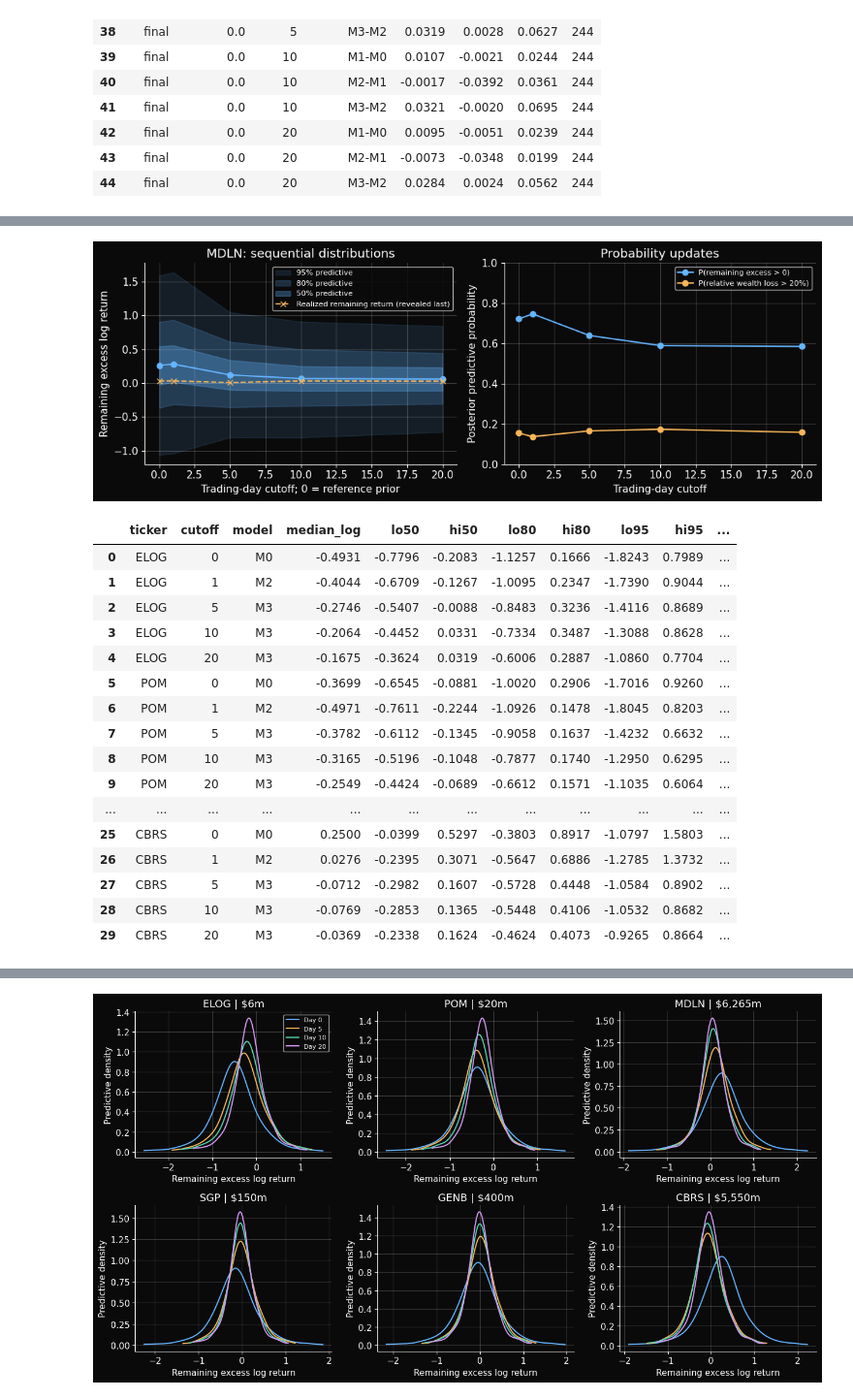
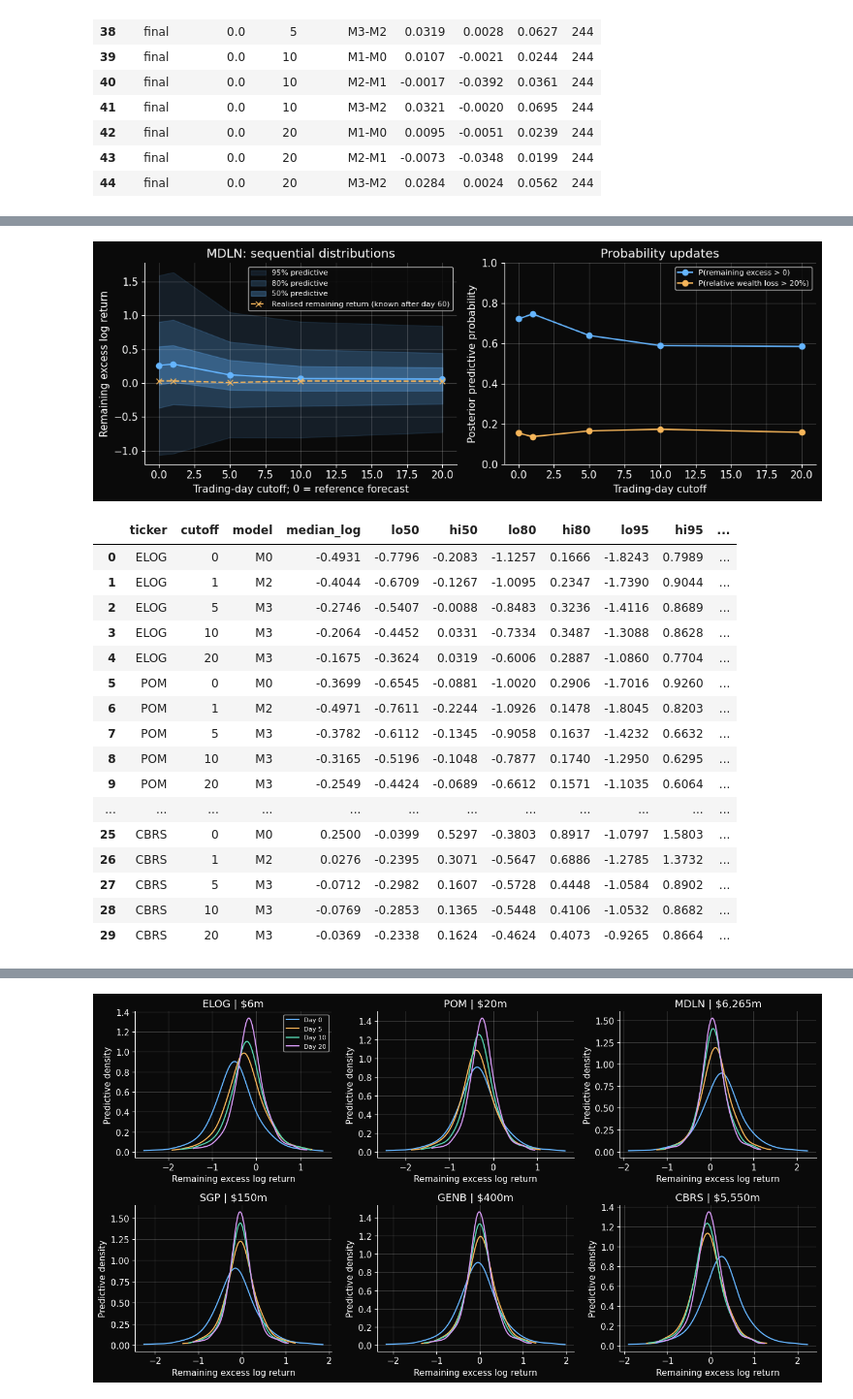
Before and after one commit to andreadevico1-oss/Bayesian-Ipo-Prediction-Model, a Jupyter notebook: final_output.ipynb, the cells around one changed output, grey strips where cells are left out. Shown at 97% size. Saved outputs shown, nothing was run; the diff lists cells and outputs as text; code cells hidden in the pictures.

```diff
--- a/final_output.ipynb
+++ b/final_output.ipynb
@@ -857,31 +745,31 @@ the probability of a benchmark-relative wealth loss greater than 20%. The thresh
 # %%
 pseudo = pd.read_csv(RESULTS / 'historical_forecasts.csv')
 issuer_id = pseudo.loc[pseudo.ipo_proceeds >= 1e9, 'ipo_id'].iloc[0]
 example = pseudo[pseudo.ipo_id == issuer_id].sort_values('cutoff')
 fig, axes = plt.subplots(1, 2, figsize=(11, 4))
 for level, opacity in [(95, 0.12), (80, 0.2), (50, 0.3)]:
     axes[0].fill_between(example.cutoff, example[f'lo{level}'], example[f'hi{level}'],
                          color=COLORS[0], alpha=opacity, label=f'{level}% predictive')
 axes[0].plot(example.cutoff, example.median_log, 'o-', color=COLORS[0])
 axes[0].plot(example.cutoff, example.realized, 'x--', color=COLORS[1],
-             label='Realized remaining return (revealed last)')
-axes[0].set(xlabel='Trading-day cutoff; 0 = reference prior',
+             label='Realised remaining return (known after day 60)')
+axes[0].set(xlabel='Trading-day cutoff; 0 = reference forecast',
             ylabel='Remaining excess log return',
             title=f'{example.ticker.iloc[0]}: sequential distributions')
 axes[0].legend(fontsize=8)
 axes[1].plot(example.cutoff, example.p_positive, 'o-', color=COLORS[0],
              label='P(remaining excess > 0)')
 axes[1].plot(example.cutoff, example.p_loss20, 'o-', color=COLORS[1],
              label='P(relative wealth loss > 20%)')
 axes[1].set(xlabel='Trading-day cutoff', ylabel='Posterior predictive probability',
             ylim=(0, 1), title='Probability updates')
 axes[1].legend(fontsize=8)
 fig.tight_layout()
 plt.show()
 display(pseudo[['ticker', 'cutoff', 'model', 'median_log', 'lo50', 'hi50',
                 'lo80', 'hi80', 'lo95', 'hi95', 'p_positive', 'p_loss20']])
 # %% [output]
-[figure, old version]
+[figure, new version]
 |  | ticker | cutoff | model | median_log | lo50 | hi50 | lo80 | hi80 | lo95 | hi95 | ... |
 | 0 | ELOG | 0 | M0 | -0.4931 | -0.7796 | -0.2083 | -1.1257 | 0.1666 | -1.8243 | 0.7989 | ... |
 | 1 | ELOG | 1 | M2 | -0.4044 | -0.6709 | -0.1267 | -1.0095 | 0.2347 | -1.7390 | 0.9044 | ... |
```
Also changed, not shown: parts of 35 cells of this notebook, 5 other files.
